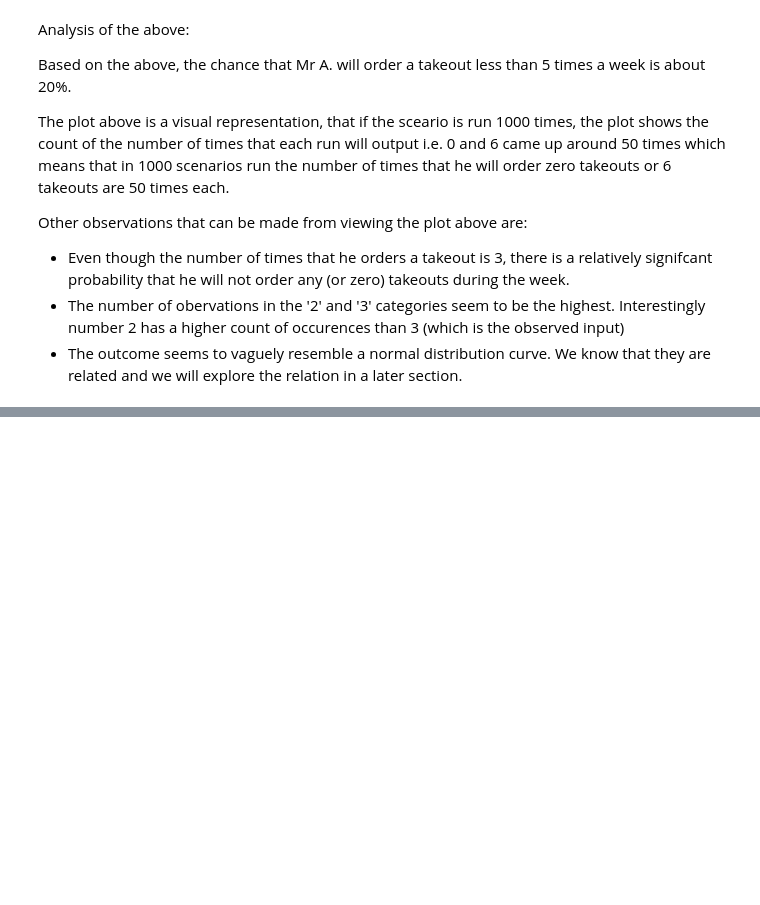
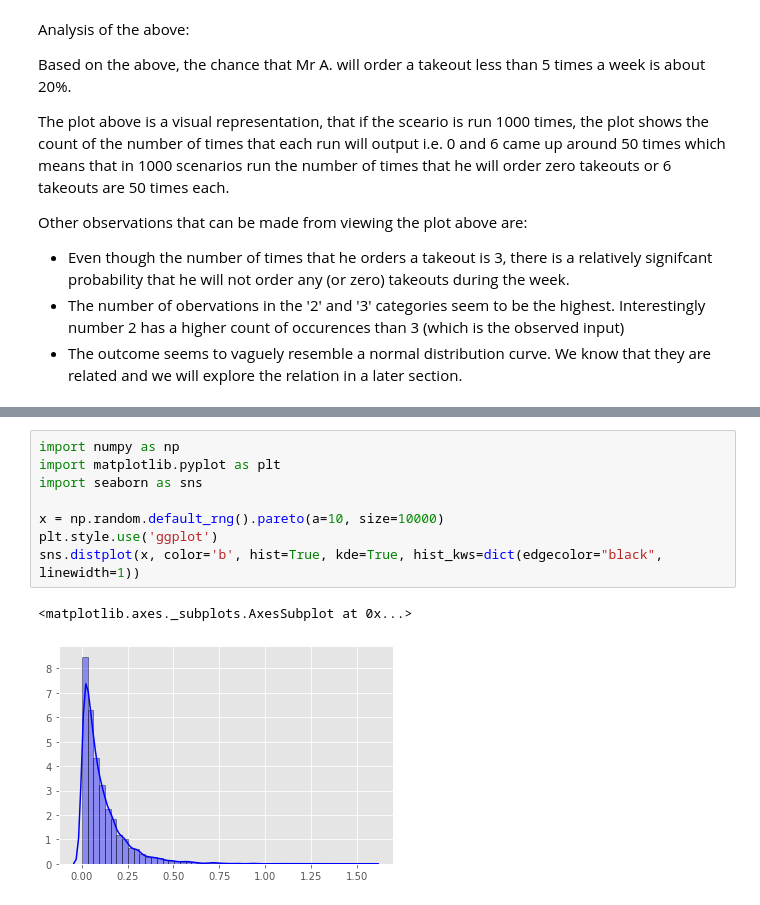
Before and after one commit to dssheldon/ProgDA-Assignment-SDS, a Jupyter notebook: ProgDA_Assignment.ipynb, the cells around one changed output, grey strips where cells are left out. Cells and saved outputs as stored; diff of their text form; blank space fills up the shorter version.

```diff
--- a/ProgDA_Assignment.ipynb
+++ b/ProgDA_Assignment.ipynb
@@ -743,0 +826,11 @@ Other observations that can be made from viewing the plot above are:
+# %%
+import numpy as np
+import matplotlib.pyplot as plt
+import seaborn as sns
+
+x = np.random.default_rng().pareto(a=10, size=10000)
+plt.style.use('ggplot')
+sns.distplot(x, color='b', hist=True, kde=True, hist_kws=dict(edgecolor="black", linewidth=1))
+# %% [output]
+<matplotlib.axes._subplots.AxesSubplot at 0x...>
+[figure, added]
```
Also changed, not shown: parts of 4 cells of this notebook.
